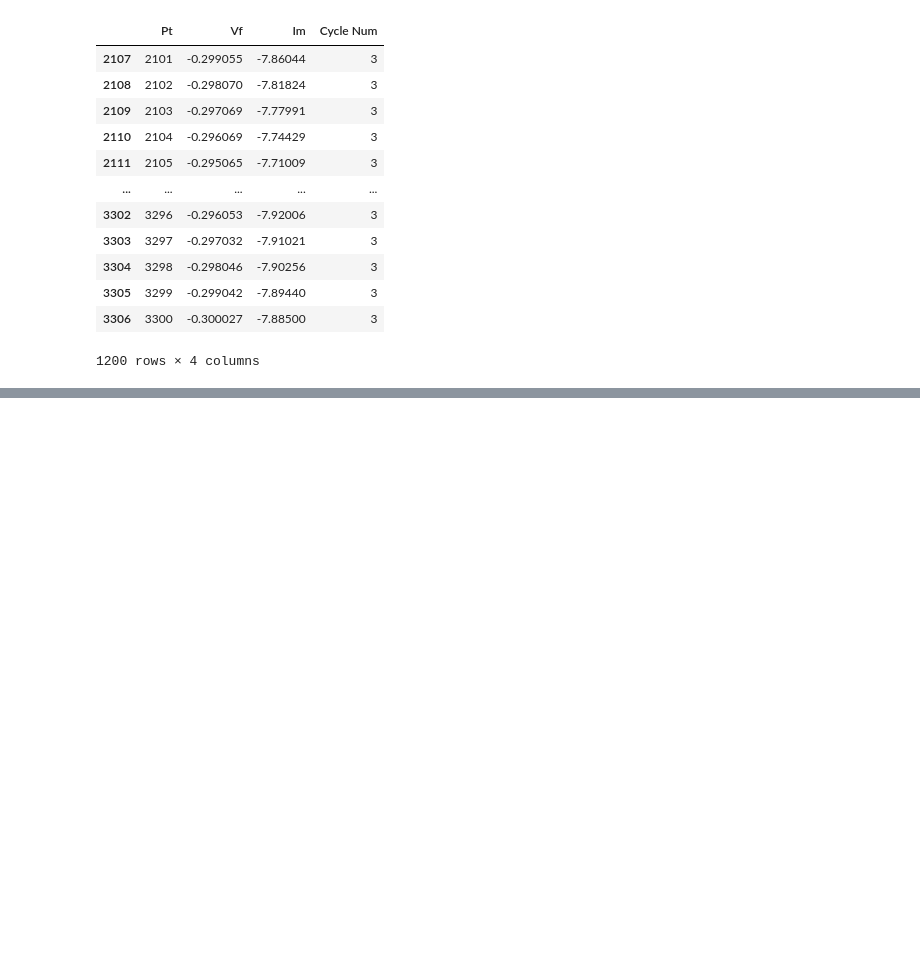
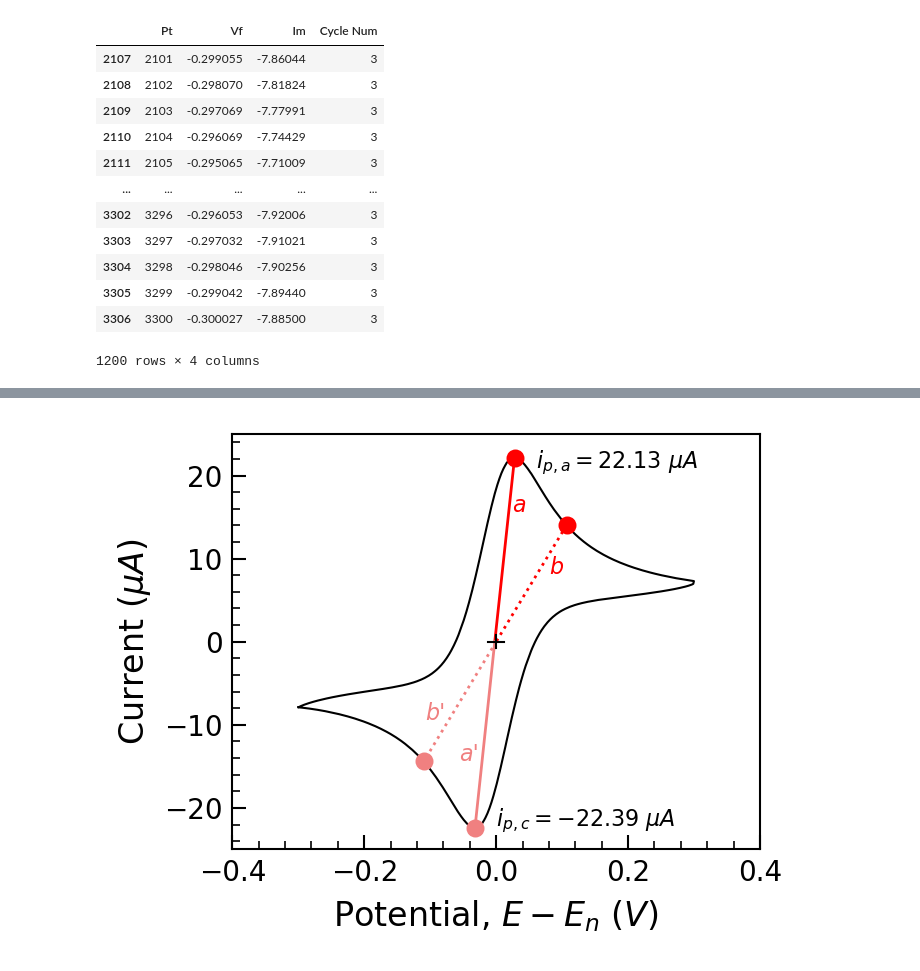
Before and after one commit to lauren8040/NLEIS-Ferri-Ferrocyanide-Modelling, a Jupyter notebook: jupyter/Figures/Cyclic Voltamagram/cyclic_volt_plot.ipynb, the cells around one changed output, grey strips where cells are left out. Cells and saved outputs as stored; diff of their text form; code cells hidden in the pictures; blank space fills up the shorter version.

```diff
--- a/jupyter/Figures/Cyclic Voltamagram/cyclic_volt_plot.ipynb
+++ b/jupyter/Figures/Cyclic Voltamagram/cyclic_volt_plot.ipynb
@@ -129,0 +239,85 @@ plt.show()
+# %%
+#Create Figure
+plt.figure(figsize=(3.33,2.5),dpi=200) #7,5
+ax = plt.gca()
+for location in ['left', 'right', 'top', 'bottom']:
+    ax.spines[location].set_linewidth(0.75)
+idx_max = df_plot["Im"].idxmax()
+idx_min = df_plot["Im"].idxmin()
+x_max = df_plot.loc[idx_max, "Vf"]
+y_max = df_plot.loc[idx_max, "Im"]
+x_min = df_plot.loc[idx_min, "Vf"]
+y_min = df_plot.loc[idx_min, "Im"]
+
+# Plot CV
+ax.plot(df_plot["Vf"], df_plot["Im"], linewidth=0.75, color="black")
+ax.scatter([x_min,x_max], [y_min,y_max], linewidth=1, color="black",s=10) #plots min/max points
+ax.text(
+    0.73, 0.93, f"$i_{{p,a}} = {round(y_max,3)}$ $\mu A$", transform=ax.transAxes, fontsize=8,
+    color="black", va='center', ha='center', fontweight='medium'
+)
+ax.text(
+    0.67, 0.07, f"$i_{{p,c}} = {round(y_min,3)}$ $\mu A$", transform=ax.transAxes, fontsize=8,
+    color="black", va='center', ha='center', fontweight='medium'
+)
+
+# Major locator for ticks/grid
+x_axis_tick = 0.2 #x-axis tick increments
+y_axis_tick = 10 #y-axis tick increments
+ax.xaxis.set_major_locator(ticker.MultipleLocator(x_axis_tick))
+ax.yaxis.set_major_locator(ticker.MultipleLocator(y_axis_tick))
+ax.minorticks_on()
+ax.xaxis.set_minor_locator(ticker.MultipleLocator(x_axis_tick/5))
+ax.yaxis.set_minor_locator(ticker.MultipleLocator(y_axis_tick/5))
+ax.tick_params(which='minor', labelbottom=False, labelleft=False, direction='in',
+               length = 3, width = 0.6, color = 'black')
+ax.tick_params(which='major', direction='in', labelsize=10,length=5,width=0.75)
+
+# Axis Formatting
+ax.set_xlabel(rf"Potential, $E-E_n$ ($V$)",fontsize=12)
+ax.set_ylabel(rf"Current ($\mu A$)",fontsize=12)
+ax.set_xlim([-0.4,0.4])
+ax.set_ylim([-25,25])
+
+#Plotting Line Segmenents
+    #anodic peak segment (solid)
+ax.plot([x_anodic, x_E_center], [y_anodic, y_center], color="red", linewidth=1)
+ax.scatter([x_anodic], [y_anodic], color="red", s=30, zorder=5)
+    #rotated anodic segment (dotted)
+ax.plot([x_rot_anodic_end, x_center], [y_rot_anodic_end, y_center], color="red", linewidth=1,linestyle = ":")
+ax.scatter([x_rot_anodic_end], [y_rot_anodic_end], color="red", s=30, zorder=5)
+    #cathodic peak segement (solid)
+ax.plot([x_E_center, x_cathodic], [y_center, y_cathodic], color="lightcoral", linewidth=1)
+ax.scatter([x_cathodic], [y_cathodic], color="lightcoral", s=30, zorder=5)
+    #rotated cathodic segment (dotted)
+ax.plot([x_center, rot_cathodic_end[0]], [y_center, rot_cathodic_end[1]], color="lightcoral", linewidth=1,linestyle = ":")
+ax.scatter([rot_cathodic_end[0]], [rot_cathodic_end[1]], color="lightcoral", s=30, zorder=5)
+
+
+# Segment labels (a, a', b, b') — manual placement in axes-fraction coords
+label_specs = [
+    # (label, x_frac, y_frac, color)
+    ("a",  0.53, 0.8, "red"),
+    ("a'", 0.43, 0.2, "lightcoral"),
+    ("b",  0.6, 0.65, "red"),
+    ("b'", 0.365, 0.30, "lightcoral"),
+]
+for label, xf, yf, color in label_specs:
+    ax.text(xf, yf, label, transform=ax.transAxes,
+            fontsize=8, color=color, fontstyle="italic",
+            ha="left", va="bottom")
+
+
+# Plotting Center Cross at half-wave potential
+dx_c = 0.0125
+ax_ratio = (ax.get_xlim()[1] - ax.get_xlim()[0]) / (ax.get_ylim()[1] - ax.get_ylim()[0])
+dy_c = dx_c / ax_ratio
+ax.plot([x_center - dx_c, x_center + dx_c], [y_center, y_center], color="black", linewidth=0.75)
+ax.plot([x_center, x_center], [y_center - dy_c, y_center + dy_c], color="black", linewidth=0.75)
+
+#Saving Plot
+plt.tight_layout(pad=0)
+plt.savefig(f"Figure1_Pt_Cycle3_CV.pdf", bbox_inches='tight', pad_inches=0.01)
+plt.show()
+# %% [output]
+[figure, added]
```
Also changed, not shown: parts of 9 cells of this notebook, 19 other files.
